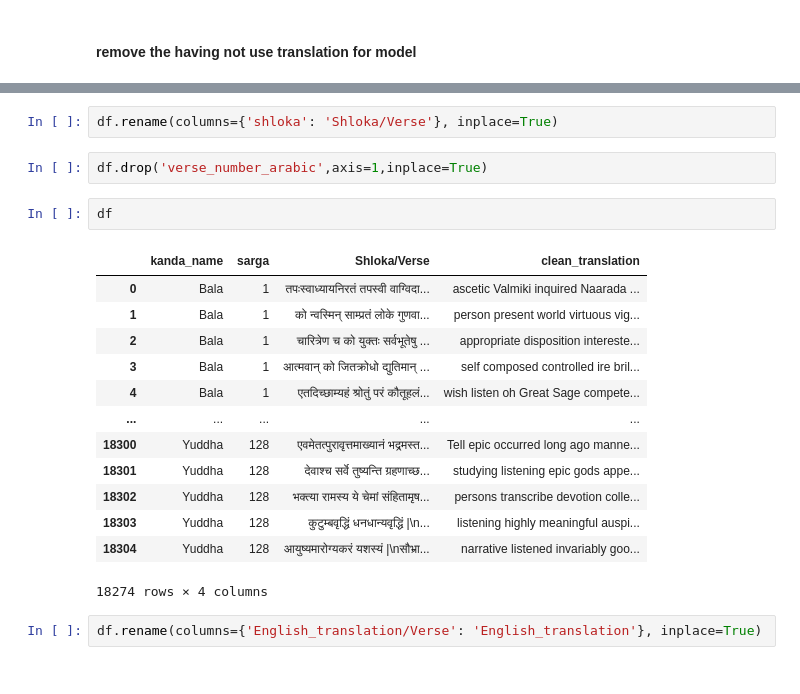
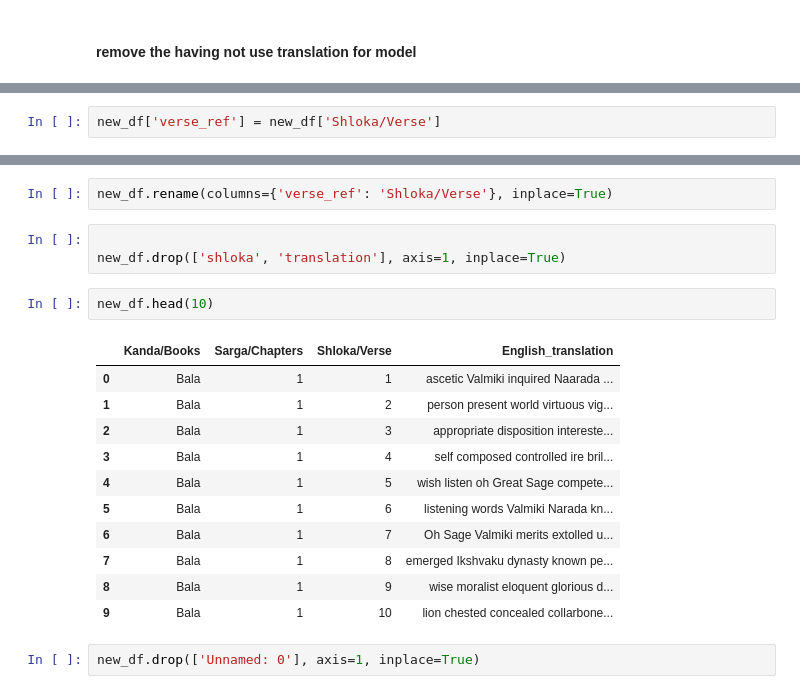
Before and after one commit to parth1609/Ramayana, a Jupyter notebook: modify_data.ipynb, the cells around one changed output, grey strips where cells are left out. Drawn from its saved outputs; the diff is of its cells as text.

```diff
--- a/modify_data.ipynb
+++ b/modify_data.ipynb
@@ -423 +304,3 @@ df
+# %%
+new_df['verse_ref'] = new_df['Shloka/Verse']
 # %%
@@ -441,22 +310,21 @@ df
 # %%
-df.rename(columns={'shloka': 'Shloka/Verse'}, inplace=True)
+new_df.rename(columns={'verse_ref': 'Shloka/Verse'}, inplace=True)
+# %%
+
+new_df.drop(['shloka', 'translation'], axis=1, inplace=True)
+# %%
+new_df.head(10)
+# %% [output]
+|  | Kanda/Books | Sarga/Chapters | Shloka/Verse | English_translation |
+| 0 | Bala | 1 | 1 | ascetic Valmiki inquired Naarada ... |
+| 1 | Bala | 1 | 2 | person present world virtuous vig... |
+| 2 | Bala | 1 | 3 | appropriate disposition intereste... |
+| 3 | Bala | 1 | 4 | self composed controlled ire bril... |
+| 4 | Bala | 1 | 5 | wish listen oh Great Sage compete... |
+| 5 | Bala | 1 | 6 | listening words Valmiki Narada kn... |
+| 6 | Bala | 1 | 7 | Oh Sage Valmiki merits extolled u... |
+| 7 | Bala | 1 | 8 | emerged Ikshvaku dynasty known pe... |
+| 8 | Bala | 1 | 9 | wise moralist eloquent glorious d... |
+| 9 | Bala | 1 | 10 | lion chested concealed collarbone... |
 # %%
-df.drop('verse_number_arabic',axis=1,inplace=True)
+new_df.drop(['Unnamed: 0'], axis=1, inplace=True)
-# %%
-df
-# %% [output]
-|  | kanda_name | sarga | Shloka/Verse | clean_translation |
-| 0 | Bala | 1 | तपःस्वाध्यायनिरतं तपस्वी वाग्विदा... | ascetic Valmiki inquired Naarada ... |
-| 1 | Bala | 1 | को न्वस्मिन् साम्प्रतं लोके गुणवा... | person present world virtuous vig... |
-| 2 | Bala | 1 | चारित्रेण च को युक्तः सर्वभूतेषु ... | appropriate disposition intereste... |
-| 3 | Bala | 1 | आत्मवान् को जितक्रोधो द्युतिमान् ... | self composed controlled ire bril... |
-| 4 | Bala | 1 | एतदिच्छाम्यहं श्रोतुं परं कौतूहलं... | wish listen oh Great Sage compete... |
-| ... | ... | ... | ... | ... |
-| 18300 | Yuddha | 128 | एवमेतत्पुरावृत्तमाख्यानं भद्रमस्त... | Tell epic occurred long ago manne... |
-| 18301 | Yuddha | 128 | देवाश्च सर्वे तुष्यन्ति ग्रहणाच्छ... | studying listening epic gods appe... |
-| 18302 | Yuddha | 128 | भक्त्या रामस्य ये चेमां संहितामृष... | persons transcribe devotion colle... |
-| 18303 | Yuddha | 128 | कुटुम्बवृद्धिं धनधान्यवृद्धिं |\n... | listening highly meaningful auspi... |
-| 18304 | Yuddha | 128 | आयुष्यमारोग्यकरं यशस्यं |\nसौभ्रा... | narrative listened invariably goo... |
-18274 rows × 4 columns
-# %%
-df.rename(columns={'English_translation/Verse': 'English_translation'}, inplace=True)
```
Also changed, not shown: parts of 43 cells of this notebook, 1 other file.
